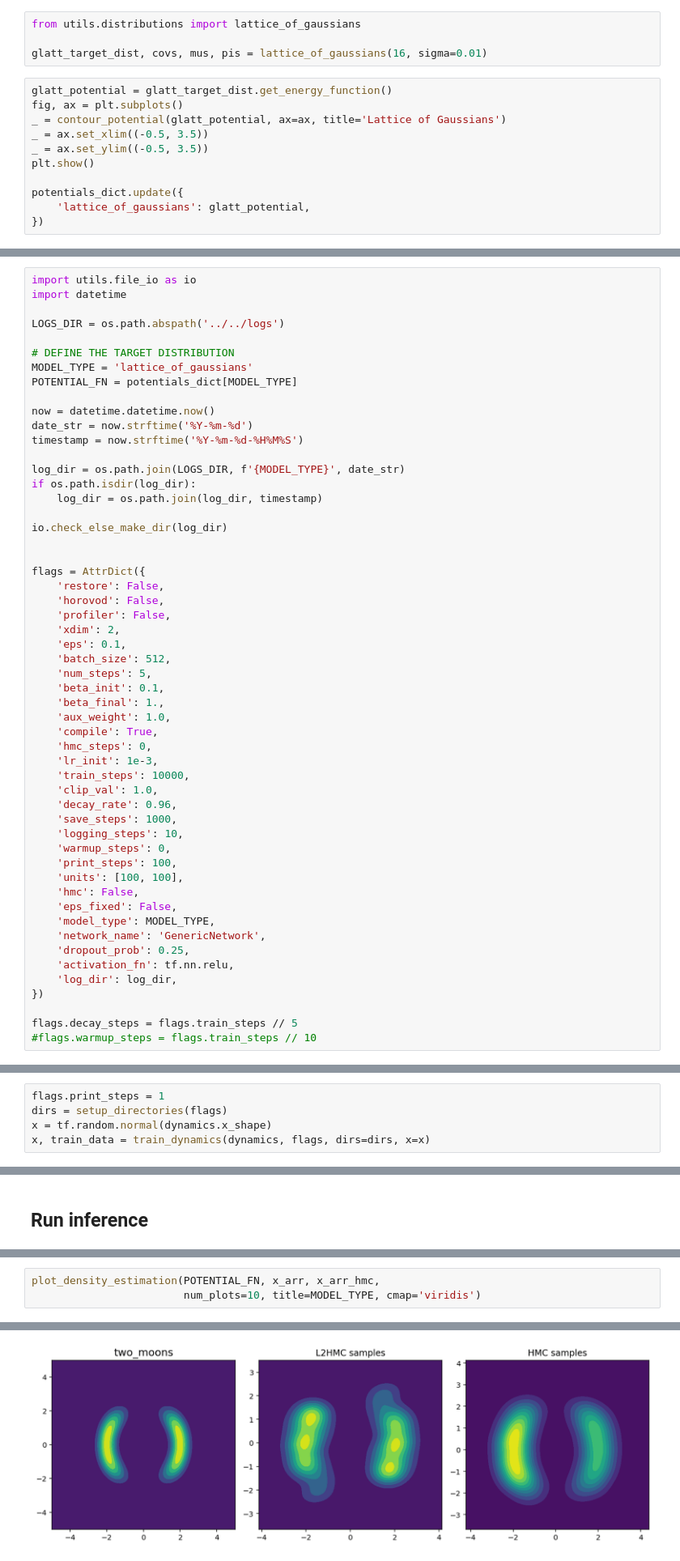
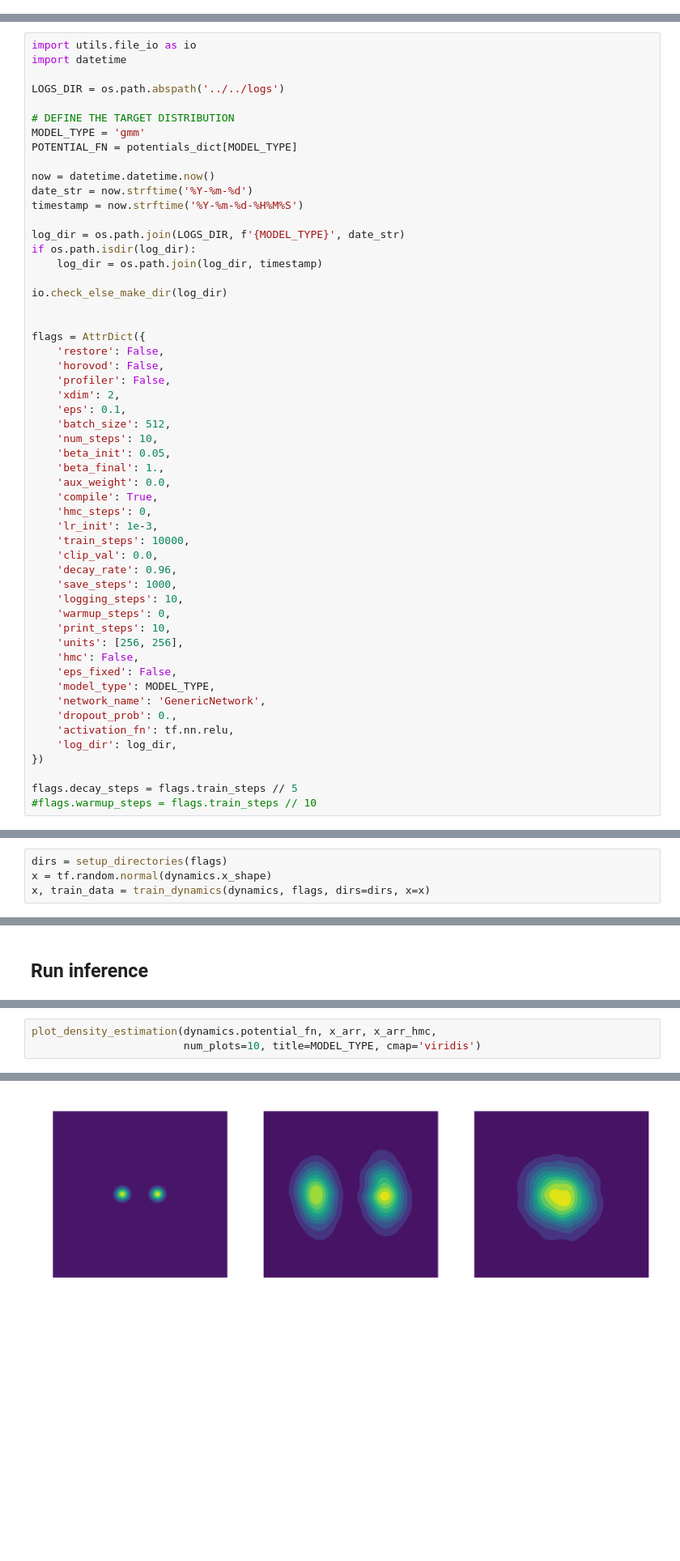
Before and after one commit to saforem2/l2hmc-qcd, a Jupyter notebook: l2hmc-qcd/notebooks/toy_distributions.ipynb, the cells around one changed output, grey strips where cells are left out. Shown at 81% size. Saved outputs shown, nothing was run; the diff lists cells and outputs as text; blank space fills up the shorter version.

```diff
--- a/l2hmc-qcd/notebooks/toy_distributions.ipynb
+++ b/l2hmc-qcd/notebooks/toy_distributions.ipynb
@@ -214,15 +210,0 @@ potentials_dict.update({
-# %%
-from utils.distributions import lattice_of_gaussians
-
-glatt_target_dist, covs, mus, pis = lattice_of_gaussians(16, sigma=0.01)
-# %%
-glatt_potential = glatt_target_dist.get_energy_function()
-fig, ax = plt.subplots()
-_ = contour_potential(glatt_potential, ax=ax, title='Lattice of Gaussians')
-_ = ax.set_xlim((-0.5, 3.5))
-_ = ax.set_ylim((-0.5, 3.5))
-plt.show()
-
-potentials_dict.update({
-    'lattice_of_gaussians': glatt_potential,
-})
@@ -258,7 +296,7 @@ import datetime
 LOGS_DIR = os.path.abspath('../../logs')
 
 # DEFINE THE TARGET DISTRIBUTION
-MODEL_TYPE = 'lattice_of_gaussians'
+MODEL_TYPE = 'gmm'
 POTENTIAL_FN = potentials_dict[MODEL_TYPE]
 
 now = datetime.datetime.now()
@@ -279,26 +317,26 @@ flags = AttrDict({
     'xdim': 2,
     'eps': 0.1,
     'batch_size': 512,
-    'num_steps': 5,
-    'beta_init': 0.1,
+    'num_steps': 10,
+    'beta_init': 0.05,
     'beta_final': 1.,
-    'aux_weight': 1.0,
+    'aux_weight': 0.0,
     'compile': True,
     'hmc_steps': 0,
     'lr_init': 1e-3,
     'train_steps': 10000,
-    'clip_val': 1.0,
+    'clip_val': 0.0,
     'decay_rate': 0.96,
     'save_steps': 1000,
     'logging_steps': 10,
     'warmup_steps': 0,
-    'print_steps': 100,
-    'units': [100, 100],
+    'print_steps': 10,
+    'units': [256, 256],
     'hmc': False,
     'eps_fixed': False,
     'model_type': MODEL_TYPE,
     'network_name': 'GenericNetwork',
-    'dropout_prob': 0.25,
+    'dropout_prob': 0.,
     'activation_fn': tf.nn.relu,
     'log_dir': log_dir,
 })
@@ -367,7 +425,6 @@ TypeError: super(type, obj): obj must be an instance or subtype of type
 # %% [markdown]
 ### Train L2HMC sampler using HMC sampler as starting point
 # %%
-flags.print_steps = 1
 dirs = setup_directories(flags)
 x = tf.random.normal(dynamics.x_shape)
 x, train_data = train_dynamics(dynamics, flags, dirs=dirs, x=x)
@@ -507,7 +582,7 @@ net_weights: NetWeights(x_scale=0.0, x_translation=0.0, x_transformation=0.0, v_
 
 2020-09-08 18:31:10,139:INFO:`run_dynamics` took: 24729ms
 # %%
-plot_density_estimation(POTENTIAL_FN, x_arr, x_arr_hmc,
+plot_density_estimation(dynamics.potential_fn, x_arr, x_arr_hmc,
                         num_plots=10, title=MODEL_TYPE, cmap='viridis')
 # %% [output]
 (<Figure size 864x288 with 3 Axes>,
@@ -522 +597 @@ plot_density_estimation(POTENTIAL_FN, x_arr, x_arr_hmc,
-[figure, old version]
+[figure, new version]
```
Also changed, not shown: parts of 20 cells of this notebook, 6 other files.
